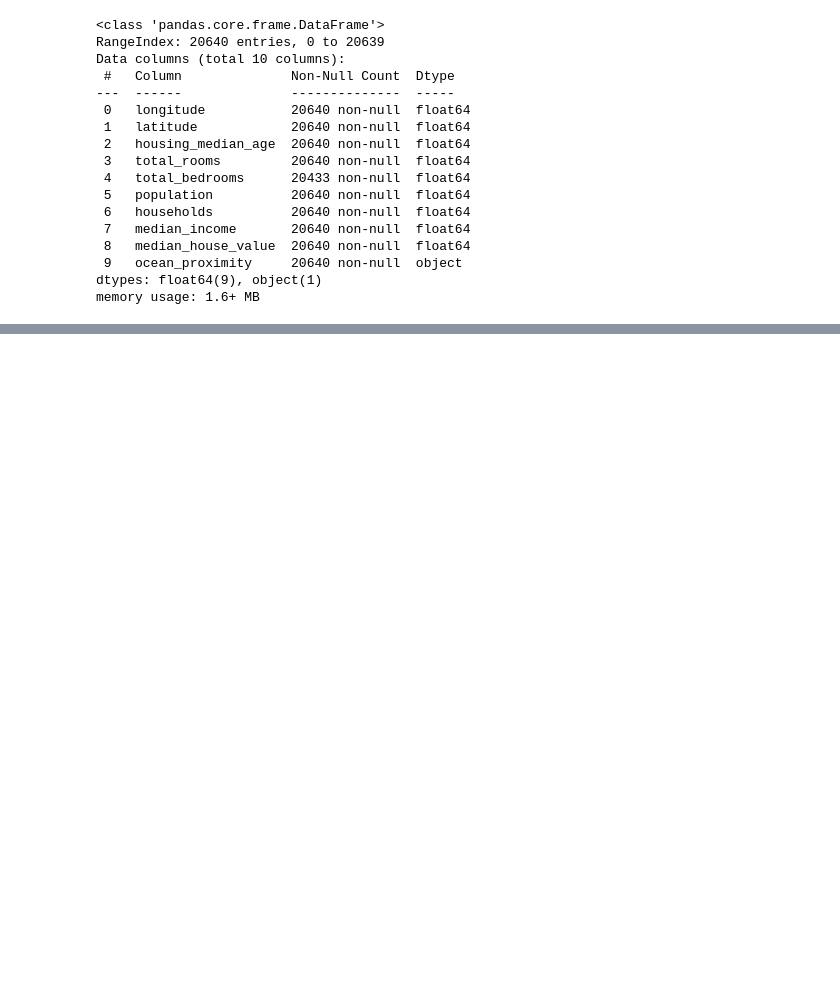
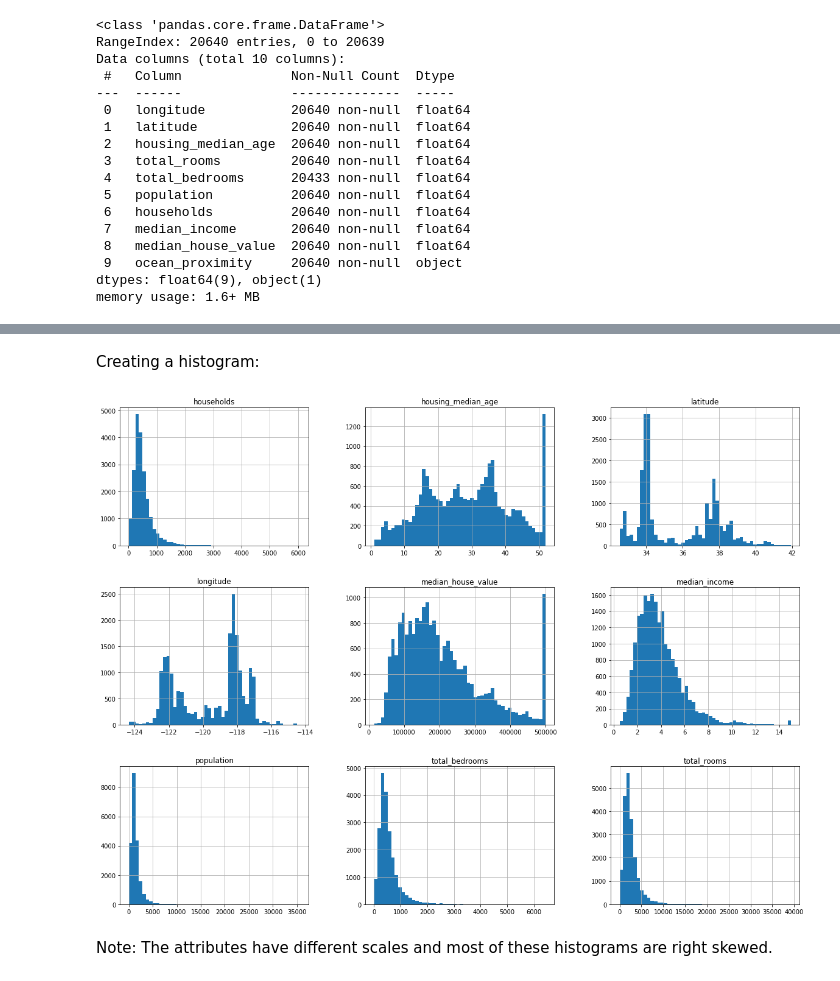
Before and after one commit to terrencekwon/data-science-portfolio, a Jupyter notebook: Housing.ipynb, the cells around one changed output, grey strips where cells are left out. Cells and saved outputs as stored; diff of their text form; code cells hidden in the pictures; blank space fills up the shorter version.

```diff
--- a/Housing.ipynb
+++ b/Housing.ipynb
@@ -55,0 +85,9 @@ memory usage: 1.6+ MB
+# %% [markdown]
+Creating a histogram:
+# %%
+housing.hist(bins=50, figsize=(20,15))
+plt.show()
+# %% [output]
+[figure, added]
+# %% [markdown]
+Note: The attributes have different scales and most of these histograms are right skewed.
```
Also changed, not shown: parts of 6 cells of this notebook.
